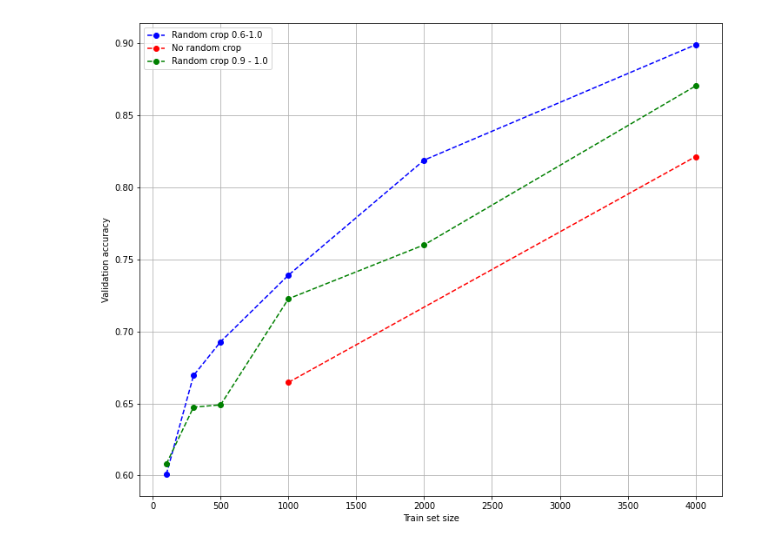
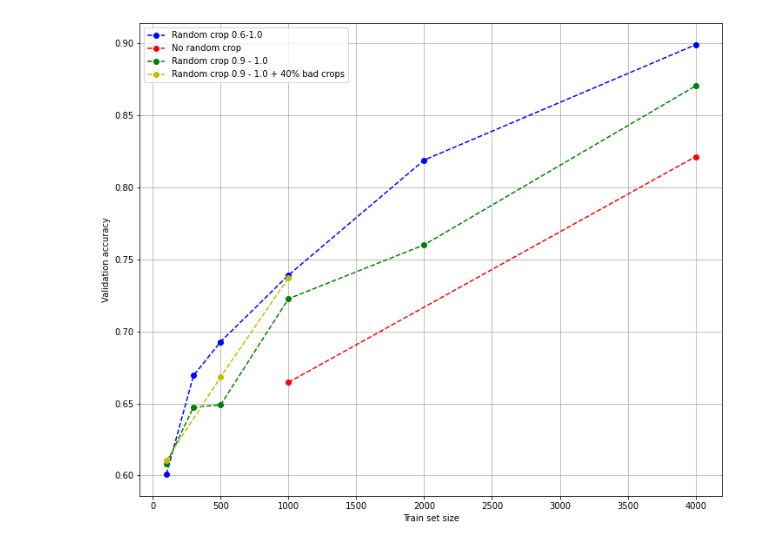
Before and after one commit to Huxwell/ColabNNs, a Jupyter notebook: cats_n_dogs_results_pynb.ipynb, the cells around one changed output. Saved outputs shown, nothing was run; the diff lists cells and outputs as text; code cells hidden in the pictures.

Commit message:
First results for bad crops

```diff
--- a/cats_n_dogs_results_pynb.ipynb
+++ b/cats_n_dogs_results_pynb.ipynb
@@ -5,13 +3,15 @@ import matplotlib.pyplot as plt
 # %%
+import matplotlib.pyplot as plt
 plt.figure(figsize=(12,10))
 # plt.plot([100, 300, 500, 1000, 2000, 4000, 15000],[0.6008, 0.6693, 0.692799,  0.739, 0.8188, 0.8988, 0.9506],'--bo', label="Random crop 0.6-1.0")
 plt.plot([100, 300, 500, 1000, 2000, 4000],[0.6008, 0.6693, 0.692799,  0.739, 0.8188, 0.8988],'--bo', label="Random crop 0.6-1.0") #don't show last one full train set; just ease of reading the plot
 plt.plot([1000, 4000],[0.6646, 0.8212],'--ro', label="No random crop")
 plt.plot([100,300,500,1000,2000,4000],[0.6080,0.6474,0.649,0.7226,0.76,0.8702],'--go',  label="Random crop 0.9 - 1.0")
+plt.plot([100,500,1000],[0.6106,0.6683,0.7372],'--yo',  label="Random crop 0.9 - 1.0 + 40% bad crops")
 plt.legend()
 plt.grid()
 plt.xlabel('Train set size')
 plt.ylabel('Validation accuracy')
 plt.show()
 # %% [output]
-[figure, old version]
+[figure, new version]
```
Also changed, not shown: parts of 1 cell of this notebook.
